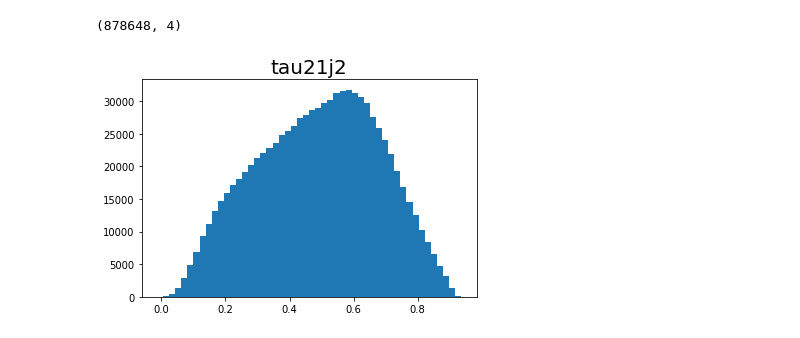
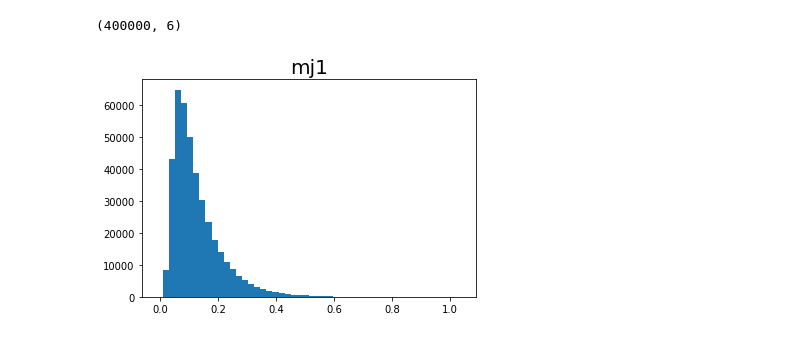
Before and after one commit to Hui-Chi/NF-C-VAE, a Jupyter notebook: checkOutput.ipynb, the cells around one changed output. Drawn from its saved outputs; the diff is of its cells as text; code cells hidden in the pictures.

```diff
--- a/checkOutput.ipynb
+++ b/checkOutput.ipynb
@@ -3,15 +3,15 @@ import numpy as np
 import pandas as pd
 from matplotlib import pyplot as plt
 # %%
-fileNameNN = '/workdir/huichi/NF-C-VAE/data_save/LHCO2020_B-VAE_events.csv'
+fileNameNN = '/workdir/huichi/NF-C-VAE/data_save/LHCO2020_cB-VAE_events_6var_SR.csv'
 # fileNameNN = '/workdir/huichi/NF-C-VAE/data_save/gen_train_noCond.csv'
 dfNN = pd.read_csv(fileNameNN, delimiter = ' ', header=None, index_col=False)
 # %%
-title = ['mj1', 'deltamj', 'tau21j1', 'tau21j2']
+title = ['mj1', 'deltamj', 'tau21j1', 'tau21j2', 'tau32j1', 'tau32j2']
 print(dfNN.shape)
-plt.hist(dfNN[3], bins=50)
-plt.title(title[3], fontsize=20)
+plt.hist(dfNN[0], bins=50)
+plt.title(title[0], fontsize=20)
 plt.show()
 # %% [output]
-(878648, 4)
+(400000, 6)
-[figure, old version]
+[figure, new version]
```
Also changed, not shown: parts of 5 cells of this notebook, 10 other files.
